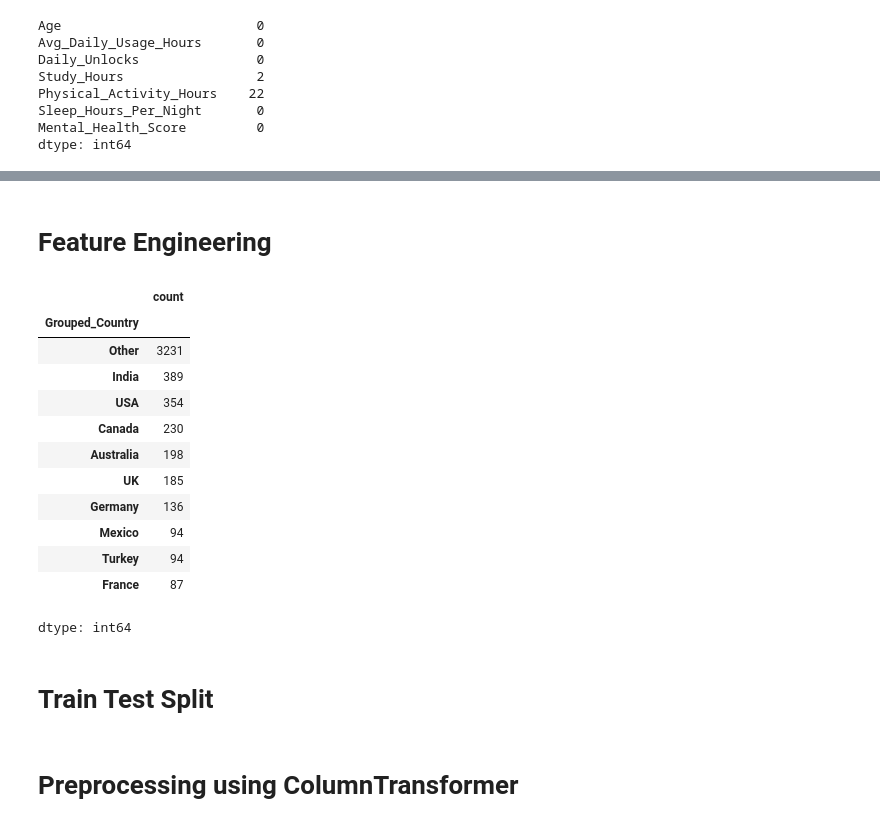
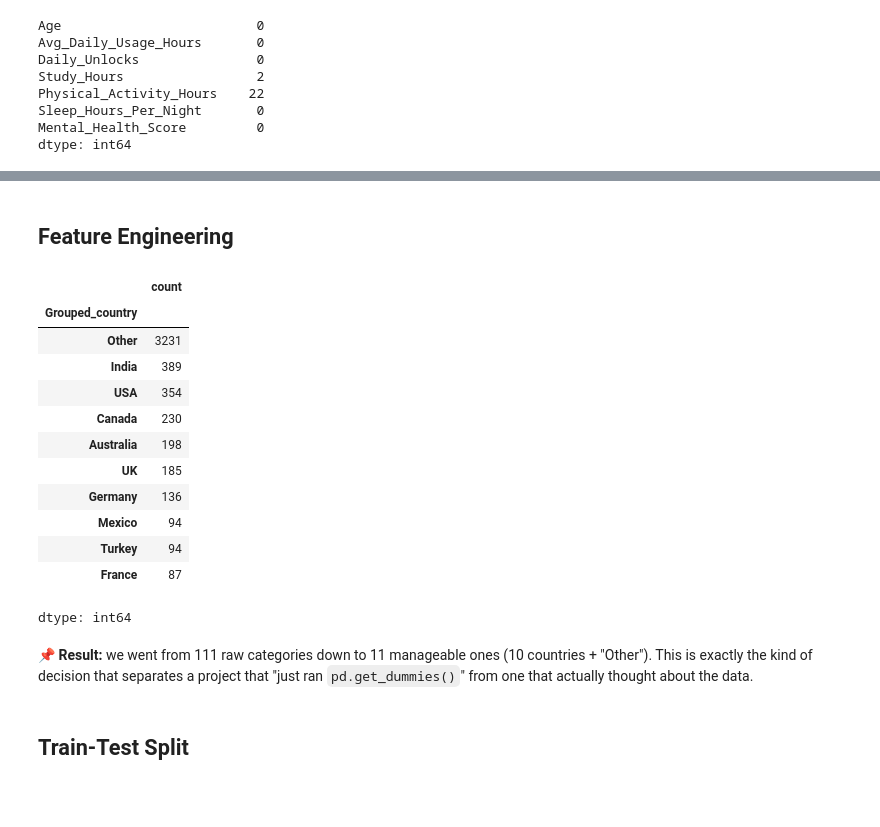
Before and after one commit to Shreyas-Bandekar/Student-Mental-Health-Score-Prediction, a Jupyter notebook: mental_health_score.ipynb, the cells around one changed output, grey strips where cells are left out. Cells and saved outputs as stored; diff of their text form; code cells hidden in the pictures; blank space fills up the shorter version.

```diff
--- a/mental_health_score.ipynb
+++ b/mental_health_score.ipynb
@@ -12,3 +10,3 @@ import seaborn as sns
 # %%
-df = pd.read_csv(f"Student Social Media And Mental Health Impact.csv")
+df = pd.read_csv('Student Social Media And Mental Health Impact.csv')
 # %%
@@ -185,7 +248,7 @@ dtype: float64
 # %% [markdown]
-# Feature Engineering
+## Feature Engineering
 # %%
-top_countries = df['Country'].value_counts().index[:10].to_list()
+top_countries = df['Country'].value_counts().index[:10].tolist()
 # %%
 def group_countries(country):
   if country in top_countries:
@@ -193,12 +256,12 @@ def group_countries(country):
   else:
     return 'Other'
 # %%
-df['Grouped_Country'] = df['Country'].apply(group_countries)
+df['Grouped_country'] = df['Country'].apply(group_countries)
 # %%
-df['Grouped_Country'].value_counts()
+df['Grouped_country'].value_counts()
 # %% [output]
 |  | count |
-| Grouped_Country |  |
+| Grouped_country |  |
 | Other | 3231 |
 | India | 389 |
 | USA | 354 |
@@ -210,5 +273,7 @@ df['Grouped_Country'].value_counts()
 | Turkey | 94 |
 | France | 87 |
 dtype: int64
+# %% [markdown]
+📌 **Result:** we went from 111 raw categories down to 11 manageable ones (10 countries + "Other"). This is exactly the kind of decision that separates a project that "just ran `pd.get_dummies()`" from one that actually thought about the data.
 # %% [markdown]
-# Train Test Split
+## Train-Test Split
@@ -225,5 +292,3 @@ X = df[feature_col]
 y = df['Mental_Health_Score']
 
 X_train, X_test, y_train, y_test = train_test_split(X, y, test_size=0.30, random_state=42)
-# %% [markdown]
-# Preprocessing using ColumnTransformer
```
Also changed, not shown: parts of 51 cells of this notebook.
